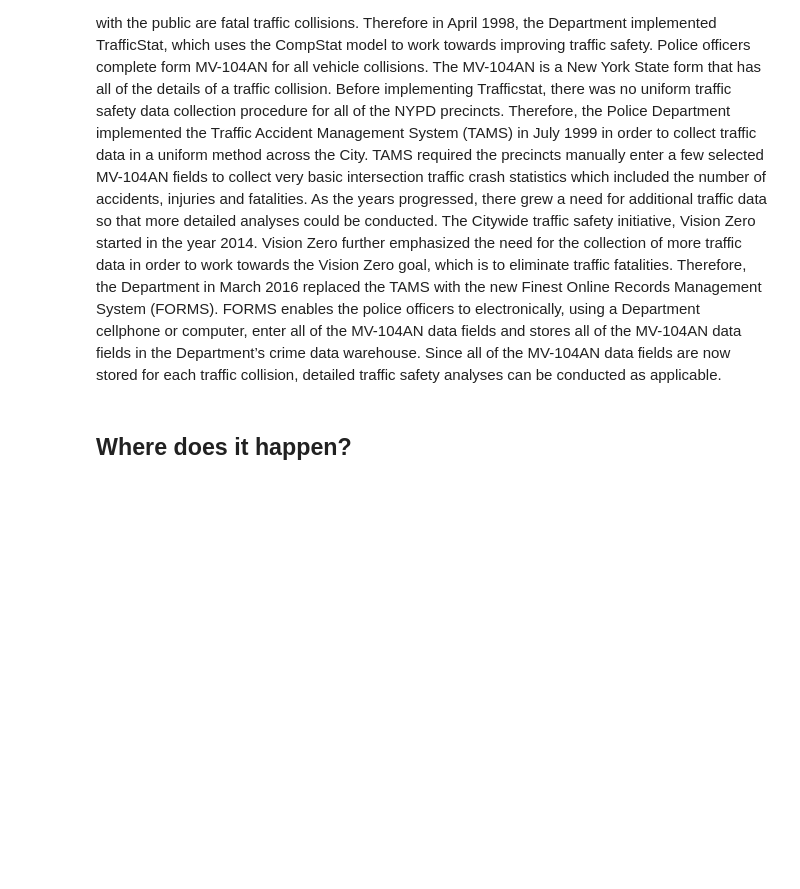
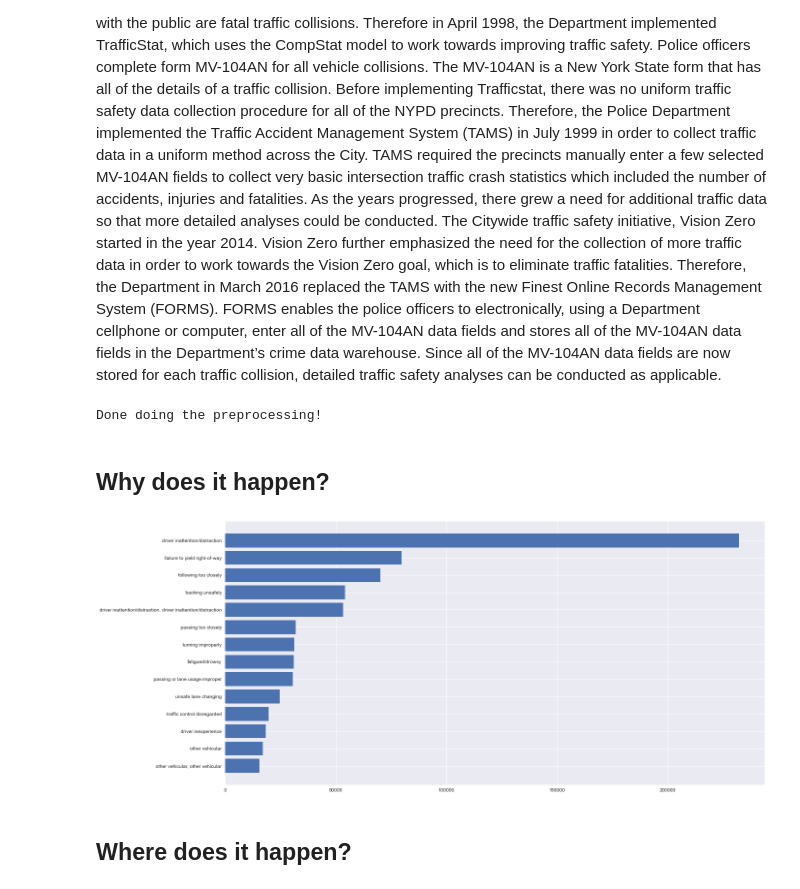
Before and after one commit to rasgaard/socialdatascience, a Jupyter notebook: notebook.ipynb, the cells around one changed output. Cells and saved outputs as stored; diff of their text form; code cells hidden in the pictures; blank space fills up the shorter version.

```diff
--- a/notebook.ipynb
+++ b/notebook.ipynb
@@ -10,7 +10,6 @@ import numpy as np
 import pandas as pd
 from sklearn.neighbors import NearestNeighbors
 from aux import *
-
 
 df = pd.read_csv('Motor_Vehicle_Collisions_Crashes.csv')
 df = df.loc[~df['LOCATION'].isna()]
@@ -22,6 +21,28 @@ df = haversine_KNN_impute(df, 'ZIP CODE')
 df = haversine_KNN_impute(df, 'BOROUGH')
 
 df['ZIP CODE'] = df['ZIP CODE'].astype(int)
+
+#Extract the contributing factors and vehicle types.
+df = extract_contributing_factors(df)
+df = extract_vehicle_types(df)
+
+print('Done doing the preprocessing!')
+# %% [output]
+Done doing the preprocessing!
+# %% [markdown]
+## Why does it happen?
+# %%
+v, c = df.groupby('CONTRIBUTING FACTORS').size().index, df.groupby('CONTRIBUTING FACTORS').size().values
+# %%
+import matplotlib.pyplot as plt
+plt.style.use('seaborn')
+plt.figure(figsize=(20,10))
+plt.barh(v[(-c).argsort()][1:15], c[(-c).argsort()][1:15])
+ax = plt.gca()
+ax.invert_yaxis()
+plt.show()
+# %% [output]
+[figure, added]
 # %% [markdown]
 ## Where does it happen?
 # %%
```
Also changed, not shown: parts of 33 cells of this notebook, 2 other files.
